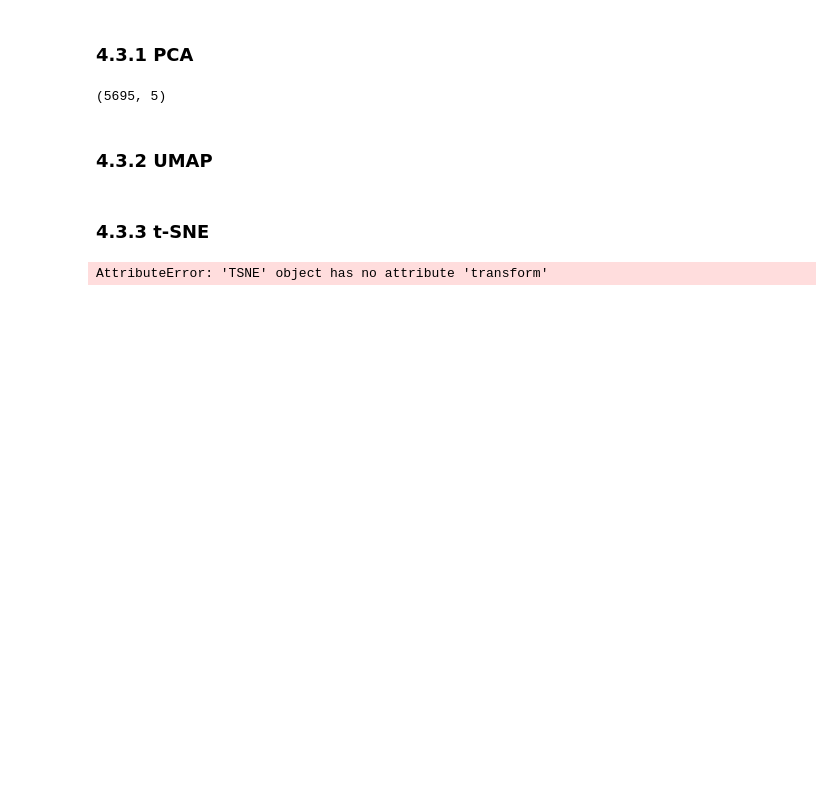
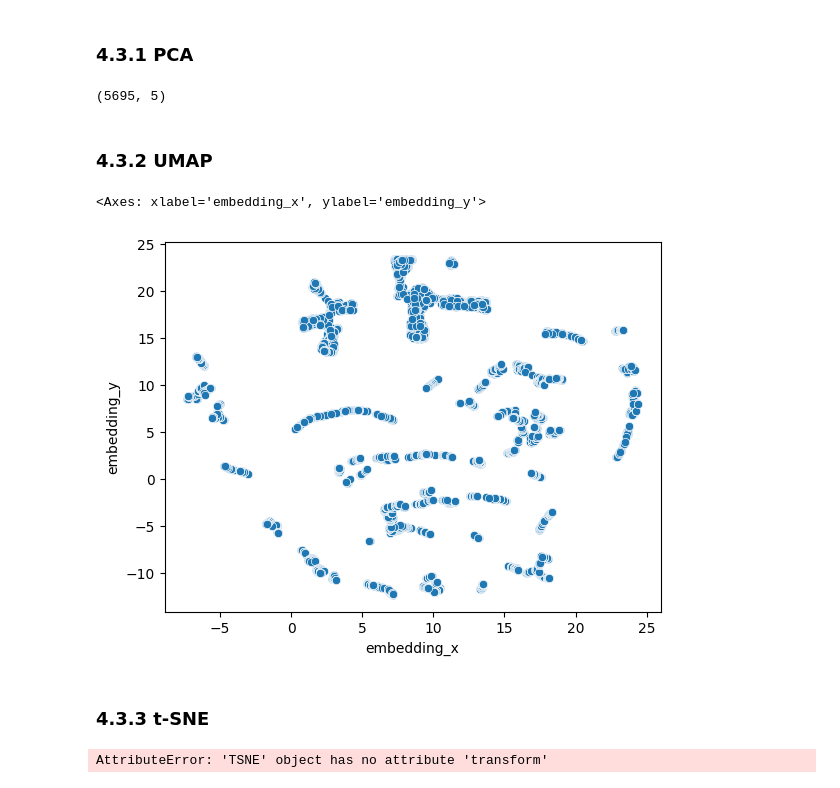
Before and after one commit to IanAndMendesDS/ds_fidelidade, a Jupyter notebook: src/models/deploy_loyalty_program.ipynb, the cells around one changed output. Drawn from its saved outputs; the diff is of its cells as text; code cells hidden in the pictures; blank space fills up the shorter version.

```diff
--- a/src/models/deploy_loyalty_program.ipynb
+++ b/src/models/deploy_loyalty_program.ipynb
@@ -455,18 +455,24 @@ X.shape
 # %% [markdown]
 ### 4.3.2 UMAP
 # %%
-# reducer = umap.UMAP(random_state=42)
-# embedding = reducer.fit_transform(X)
+#reducer = umap.UMAP(random_state=42)
 
-# # embedding
-# df_umap = pd.DataFrame()
+reducer = pickle.load(fs.open(path_s3 + '/umap_reducer.pkl', 'rb'))
+embedding = reducer.transform(X)
 
-# df_umap['embedding_x'] = embedding[:,0]
-# df_umap['embedding_y'] = embedding[:,1]
 
-# #plot UMAP
-# sns.scatterplot (x='embedding_x', y='embedding_y',
-#                  data=df_umap)
+# embedding
+df_umap = pd.DataFrame()
+
+df_umap['embedding_x'] = embedding[:,0]
+df_umap['embedding_y'] = embedding[:,1]
+
+#plot UMAP
+sns.scatterplot (x='embedding_x', y='embedding_y',
+                 data=df_umap)
+# %% [output]
+<Axes: xlabel='embedding_x', ylabel='embedding_y'>
+[figure, added]
 # %% [markdown]
 ### 4.3.3 t-SNE
 # %%
```
Also changed, not shown: parts of 8 cells of this notebook.
